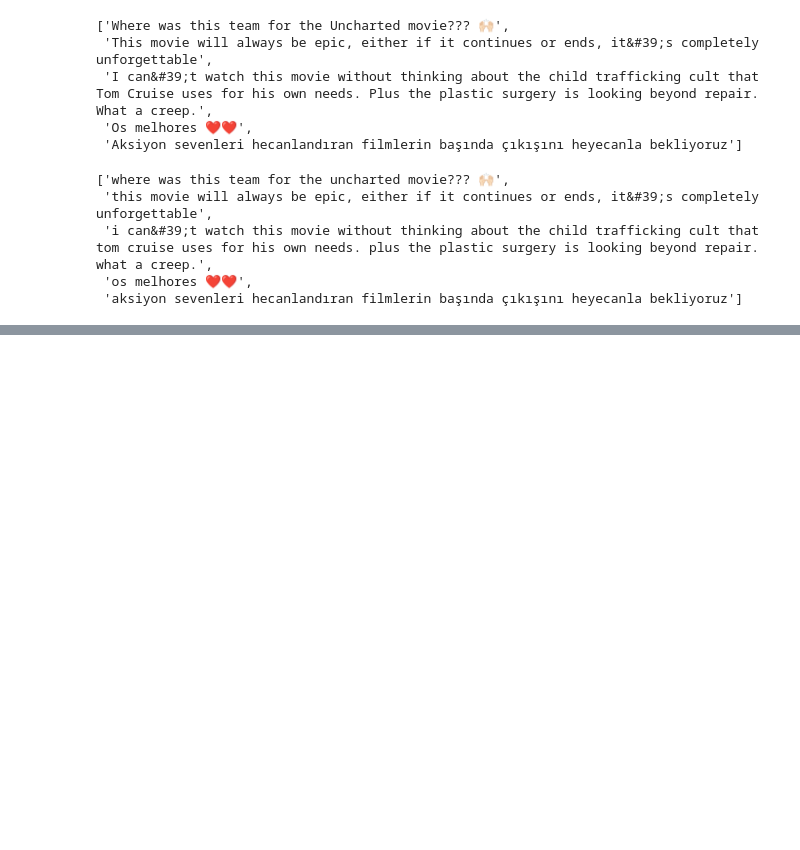
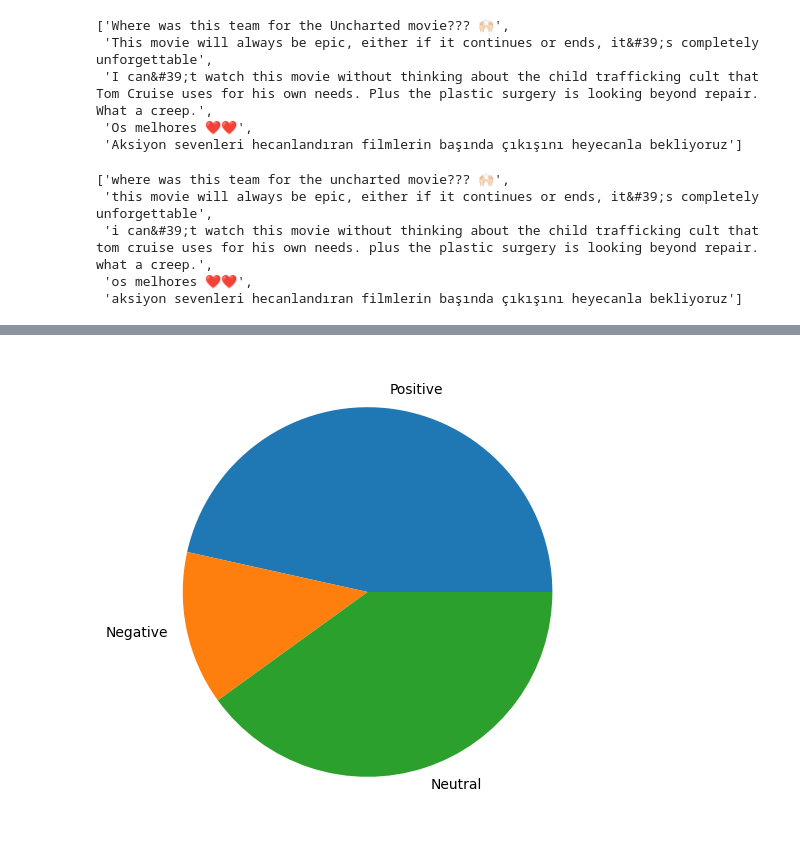
Before and after one commit to DarshanKrishna-DK/Youtube-Comment-Analyser, a Jupyter notebook: ytCommentAnalyser.ipynb, the cells around one changed output, grey strips where cells are left out. Saved outputs shown, nothing was run; the diff lists cells and outputs as text; code cells hidden in the pictures; blank space fills up the shorter version.

```diff
--- a/ytCommentAnalyser.ipynb
+++ b/ytCommentAnalyser.ipynb
@@ -116,0 +190,14 @@ relevant_comments[:5]
+# %%
+# labels and data for Bar chart
+labels = ['Positive', 'Negative', 'Neutral']
+comment_counts = [positive_count, negative_count, neutral_count]
+
+plt.figure(figsize=(10, 6)) # setting size
+
+# plotting pie chart
+plt.pie(comment_counts, labels=labels)
+
+# Displaying Pie Chart
+plt.show()
+# %% [output]
+[figure, added]
```
Also changed, not shown: parts of 6 cells of this notebook.
